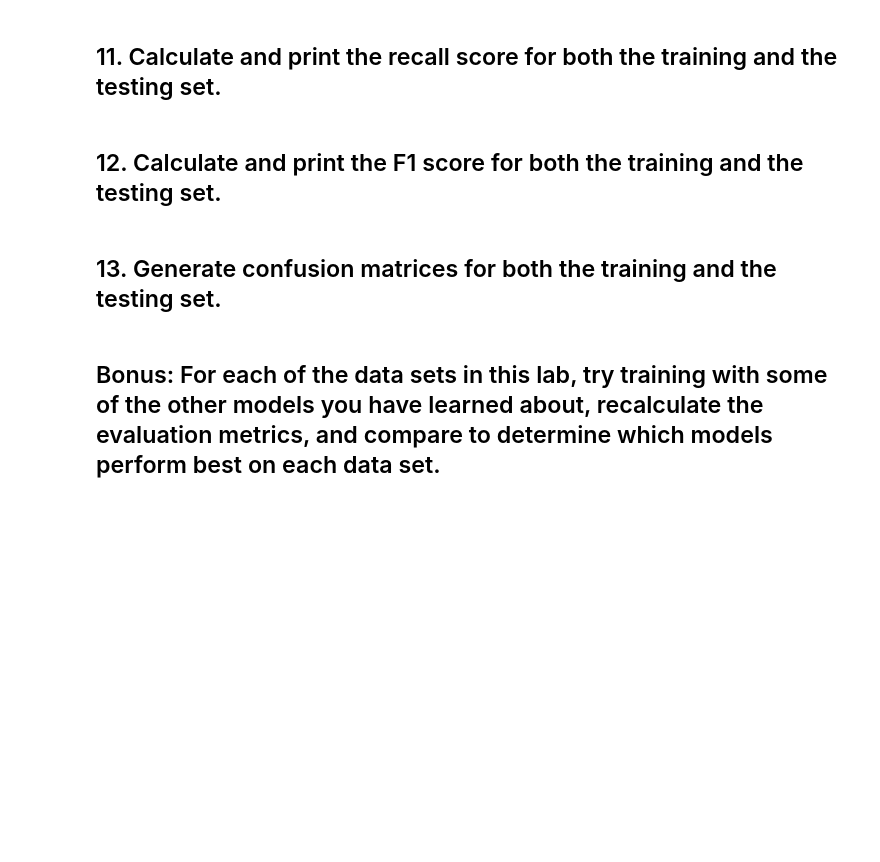
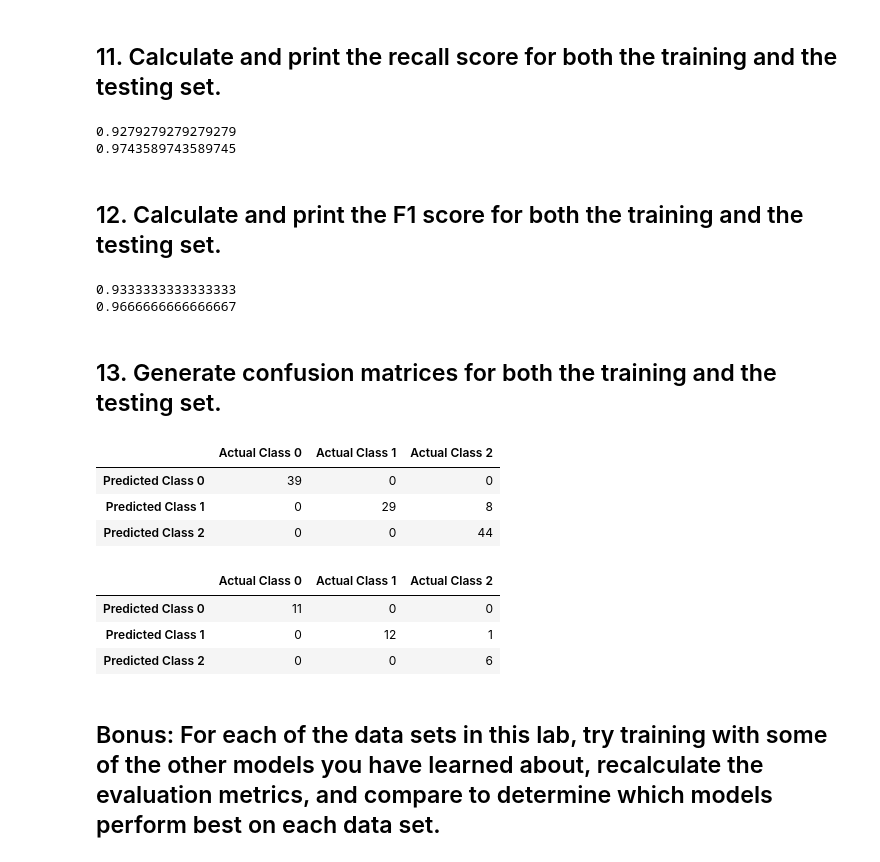
Before and after one commit to ironhack-labs/data-labs, a Jupyter notebook: module-3/lab-supervised-model-evaluation/your-code/main.ipynb, the cells around one changed output. Cells and saved outputs as stored; diff of their text form; code cells hidden in the pictures; blank space fills up the shorter version.

```diff
--- a/module-3/lab-supervised-model-evaluation/your-code/main.ipynb
+++ b/module-3/lab-supervised-model-evaluation/your-code/main.ipynb
@@ -42,7 +82,19 @@ data = pd.concat([X, y], axis=1)
 ## 6. Split this data set into training (80%) and testing (20%) sets.
 
 The `class` field represents the type of flower and is the target variable that we will want to predict.
+# %%
+from sklearn.model_selection import train_test_split
+train_X, test_X, train_y, test_y = train_test_split(
+        X, y, test_size = 0.2, random_state = 0)
 # %% [markdown]
 ## 7. Train a `LogisticRegression` model on this data set and generate predictions on both the training and the testing set.
+# %%
+from sklearn.linear_model import LogisticRegression
+
+LogReg = LogisticRegression().fit(train_X, train_y)
+
+training_predictions = LogReg.predict(train_X)
+
+testing_predictions = LogReg.predict(test_X)
 # %% [markdown]
 ## 8. Calculate and print the accuracy score for both the training and the testing set.
@@ -53,8 +130,55 @@ The `class` field represents the type of flower and is the target variable that
 # %% [markdown]
 ## 11. Calculate and print the recall score for both the training and the testing set.
+# %%
+from sklearn.metrics import recall_score
+
+
+print(recall_score(train_y, training_predictions, pos_label = '2', average='macro'))
+print(recall_score(test_y, testing_predictions, pos_label = '2', average='macro'))
+# %% [output]
+0.9279279279279279
+0.9743589743589745
 # %% [markdown]
 ## 12. Calculate and print the F1 score for both the training and the testing set.
+# %%
+from sklearn.metrics import f1_score
+
+print(f1_score(train_y, training_predictions, pos_label = '2', average='micro'))
+print(f1_score(test_y, testing_predictions, pos_label = '2', average='micro'))
+# %% [output]
+0.9333333333333333
+0.9666666666666667
 # %% [markdown]
 ## 13. Generate confusion matrices for both the training and the testing set.
+# %%
+
+
+from sklearn.metrics import confusion_matrix
+
+confusion1 = pd.DataFrame(
+    data = confusion_matrix(train_y, training_predictions),
+    columns = ['Actual Class 0', 'Actual Class 1', 'Actual Class 2'],
+    index = ['Predicted Class 0','Predicted Class 1', 'Predicted Class 2' ]
+)
+
+confusion1
+# %% [output]
+|  | Actual Class 0 | Actual Class 1 | Actual Class 2 |
+| Predicted Class 0 | 39 | 0 | 0 |
+| Predicted Class 1 | 0 | 29 | 8 |
+| Predicted Class 2 | 0 | 0 | 44 |
+# %%
+confusion2 = pd.DataFrame(
+    data = confusion_matrix(test_y, testing_predictions),
+    columns = ['Actual Class 0', 'Actual Class 1', 'Actual Class 2'],
+    index = ['Predicted Class 0','Predicted Class 1', 'Predicted Class 2' ]
+)
+
+confusion2
+# %% [output]
+|  | Actual Class 0 | Actual Class 1 | Actual Class 2 |
+| Predicted Class 0 | 11 | 0 | 0 |
+| Predicted Class 1 | 0 | 12 | 1 |
+| Predicted Class 2 | 0 | 0 | 6 |
 # %% [markdown]
 ## Bonus: For each of the data sets in this lab, try training with some of the other models you have learned about, recalculate the evaluation metrics, and compare to determine which models perform best on each data set.
```
Also changed, not shown: parts of 8 cells of this notebook, 13 other files.
